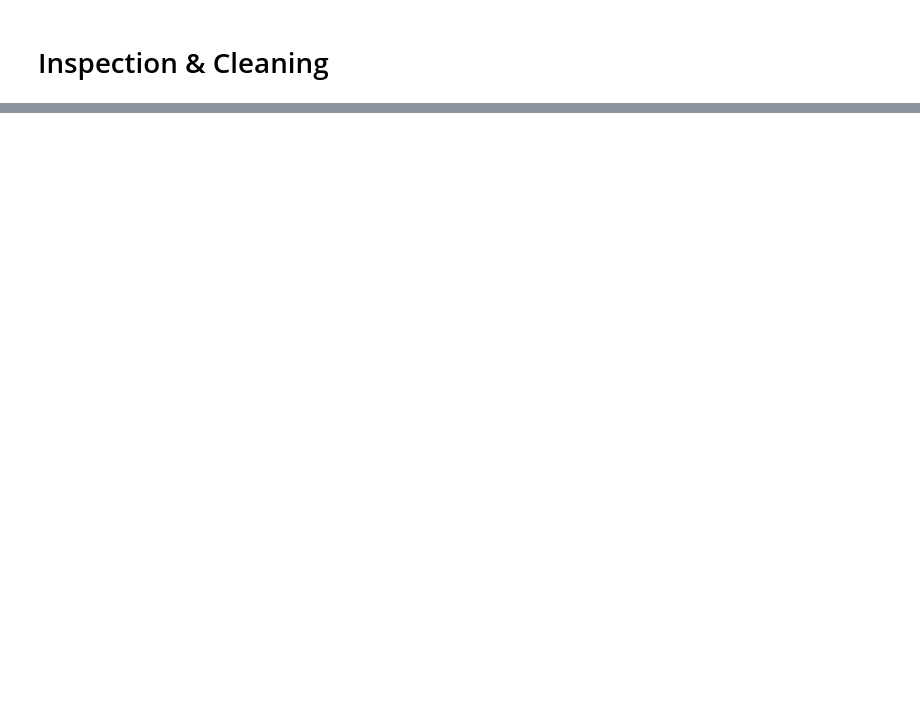
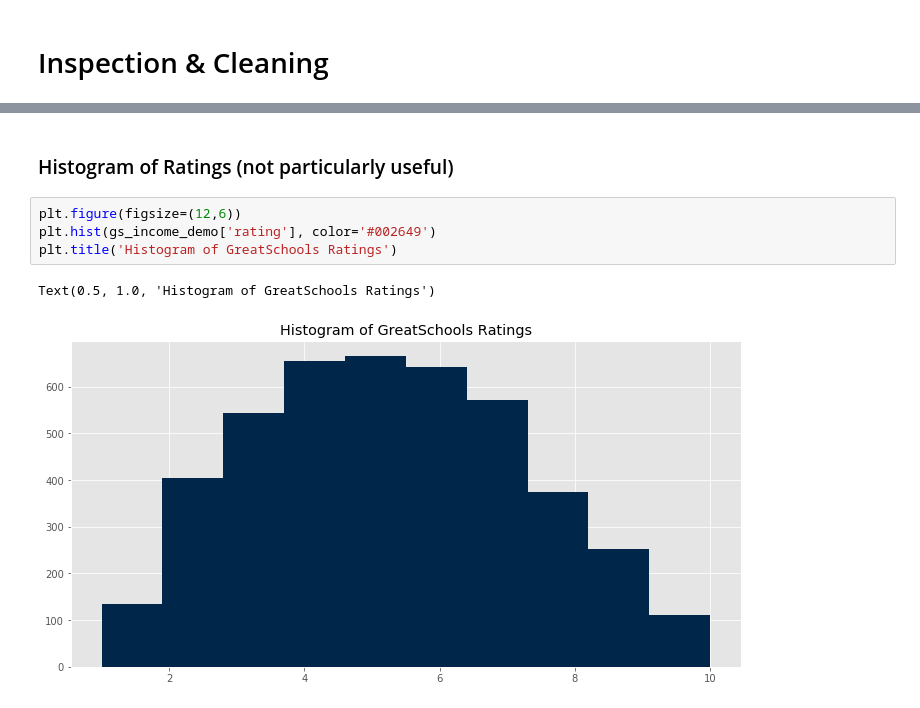
Before and after one commit to jordanrunge/greatschools_rating_analysis, a Jupyter notebook: great_schools_web_scrapping_project.ipynb, the cells around one changed output, grey strips where cells are left out. Saved outputs shown, nothing was run; the diff lists cells and outputs as text; blank space fills up the shorter version.

```diff
--- a/great_schools_web_scrapping_project.ipynb
+++ b/great_schools_web_scrapping_project.ipynb
@@ -109,0 +511,9 @@ plt.style.use('ggplot')
+# %% [markdown]
+### Histogram of Ratings (not particularly useful)
+# %%
+plt.figure(figsize=(12,6))
+plt.hist(gs_income_demo['rating'], color='#002649')
+plt.title('Histogram of GreatSchools Ratings')
+# %% [output]
+Text(0.5, 1.0, 'Histogram of GreatSchools Ratings')
+[figure, added]
```
Also changed, not shown: parts of 75 cells of this notebook, 1 other file.
